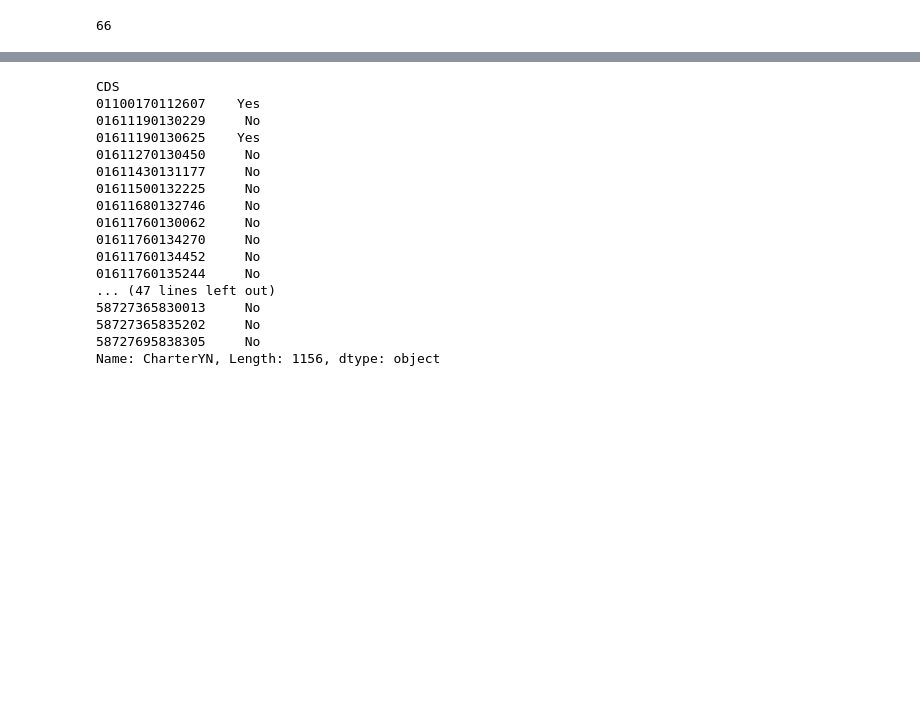
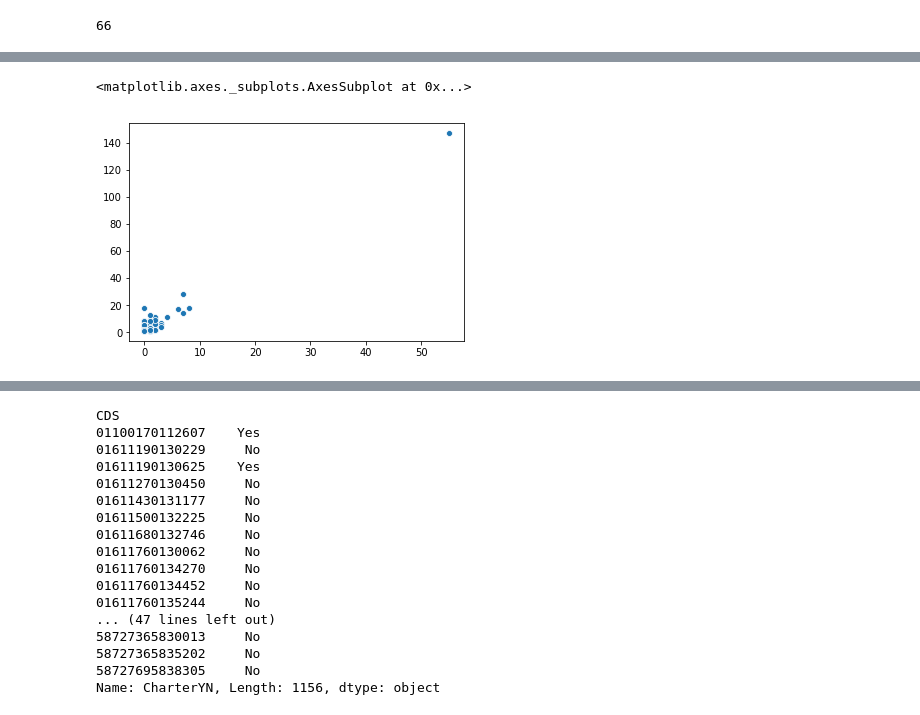
Before and after one commit to jordanplanders/Thinkful, a Jupyter notebook: Bootcamp/Unit 2/CA_edu_features.ipynb, the cells around one changed output, grey strips where cells are left out. Cells and saved outputs as stored; diff of their text form; code cells hidden in the pictures; blank space fills up the shorter version.

```diff
--- a/Bootcamp/Unit 2/CA_edu_features.ipynb
+++ b/Bootcamp/Unit 2/CA_edu_features.ipynb
@@ -210,0 +309,13 @@ langs_df.sort_values('total', ascending = False).head(6)
+# %%
+Districts = HS_sub.groupby('District')
+
+num_charters = []
+num_schools = []
+for dist in Districts:
+    num_schools.append(len(dist[1]))
+    num_charters.append(sum(dist[1].CharterYN))
+
+sns.scatterplot(x = num_charters, y = num_schools)
+# %% [output]
+<matplotlib.axes._subplots.AxesSubplot at 0x...>
+[figure, added]
```
Also changed, not shown: parts of 35 cells of this notebook.
